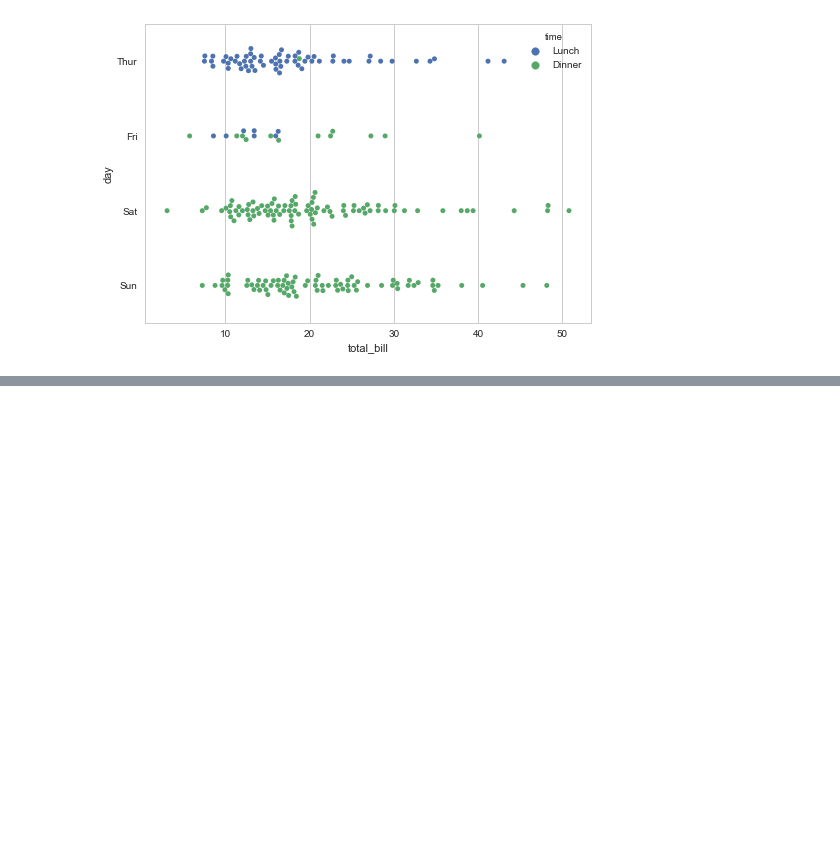
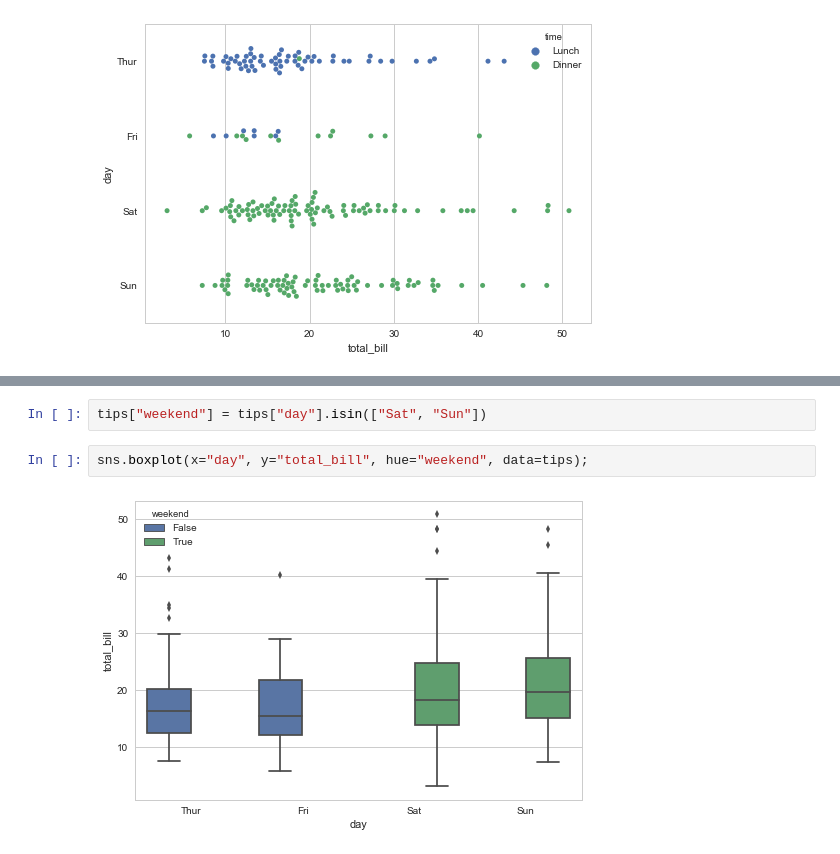
Before and after one commit to WarmingWang/reptiles_gh, a Jupyter notebook: Machine Learning/seaborn/Ch02S02_Plotting_Functions-Plotting_categorical_data.ipynb, the cells around one changed output, grey strips where cells are left out. Saved outputs shown, nothing was run; the diff lists cells and outputs as text; blank space fills up the shorter version.

```diff
--- a/Machine Learning/seaborn/Ch02S02_Plotting_Functions-Plotting_categorical_data.ipynb
+++ b/Machine Learning/seaborn/Ch02S02_Plotting_Functions-Plotting_categorical_data.ipynb
@@ -68,0 +81,6 @@ sns.swarmplot(x="total_bill", y="day", hue="time", data=tips);
+# %%
+tips["weekend"] = tips["day"].isin(["Sat", "Sun"])
+# %%
+sns.boxplot(x="day", y="total_bill", hue="weekend", data=tips);
+# %% [output]
+[figure, added]
```
Also changed, not shown: parts of 19 cells of this notebook.
